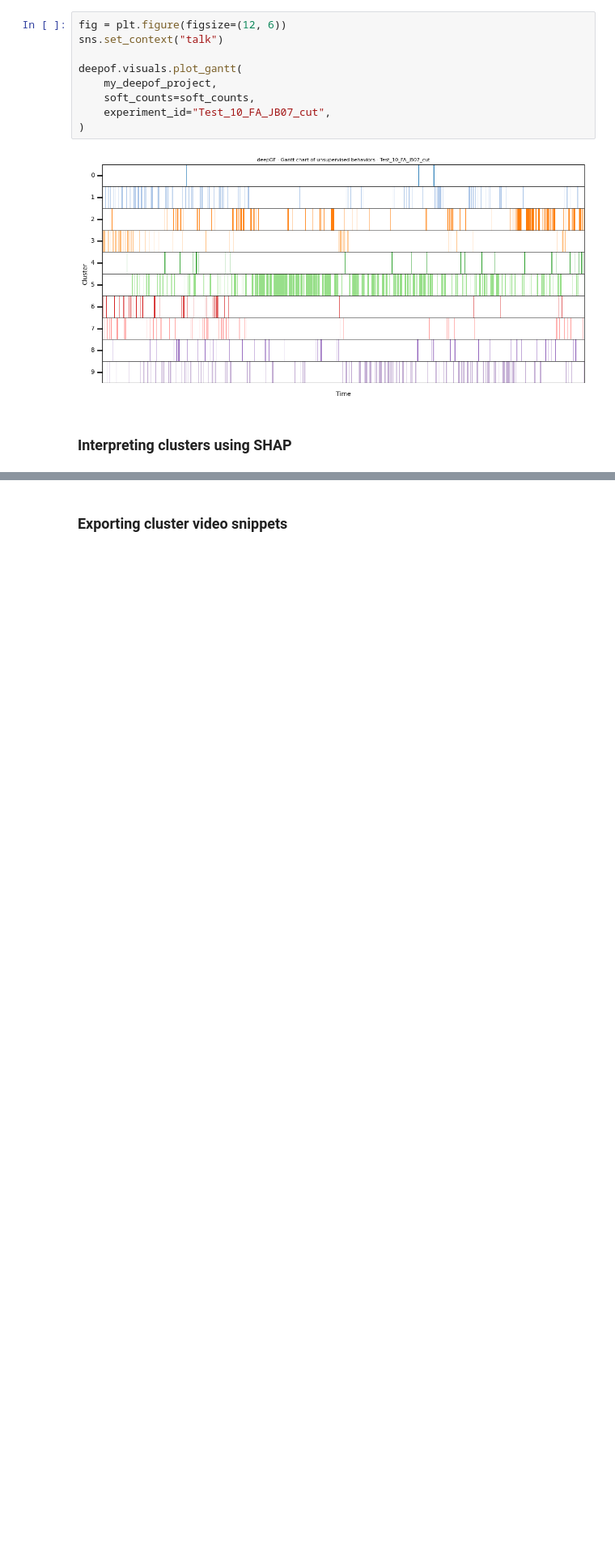
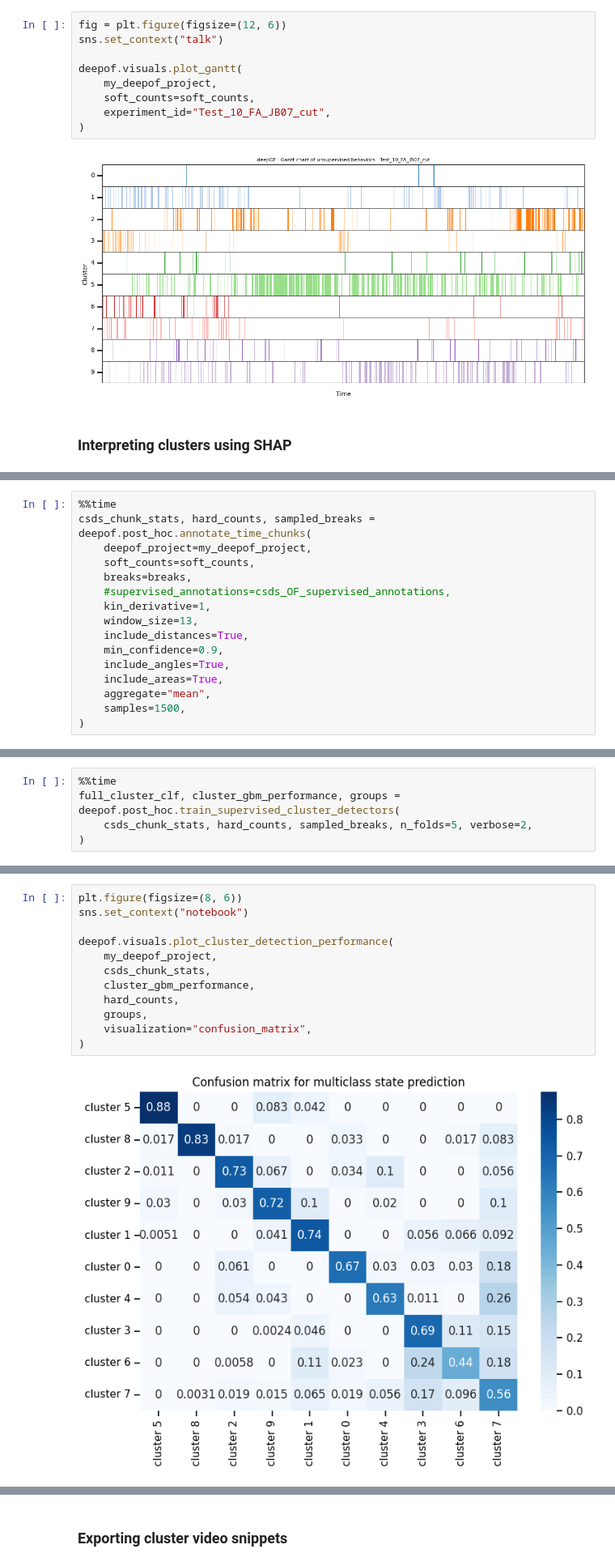
Before and after one commit to mlfpm/deepof, a Jupyter notebook: docs/source/tutorial_notebooks/deepof_unsupervised_tutorial.ipynb, the cells around one changed output, grey strips where cells are left out. Shown at 81% size. Cells and saved outputs as stored; diff of their text form; blank space fills up the shorter version.

```diff
--- a/docs/source/tutorial_notebooks/deepof_unsupervised_tutorial.ipynb
+++ b/docs/source/tutorial_notebooks/deepof_unsupervised_tutorial.ipynb
@@ -445,0 +400,16 @@ def plot_shap_swarm_per_cluster(
+# %%
+%%time
+csds_chunk_stats, hard_counts, sampled_breaks = deepof.post_hoc.annotate_time_chunks(
+    deepof_project=my_deepof_project,
+    soft_counts=soft_counts,
+    breaks=breaks,
+    #supervised_annotations=csds_OF_supervised_annotations,
+    kin_derivative=1,
+    window_size=13,
+    include_distances=True,
+    min_confidence=0.9,
+    include_angles=True,
+    include_areas=True,
+    aggregate="mean",
+    samples=1500,
+)
@@ -445,0 +419,5 @@ def plot_shap_swarm_per_cluster(
+# %%
+%%time
+full_cluster_clf, cluster_gbm_performance, groups = deepof.post_hoc.train_supervised_cluster_detectors(
+    csds_chunk_stats, hard_counts, sampled_breaks, n_folds=5, verbose=2,
+)
@@ -445,0 +432,14 @@ def plot_shap_swarm_per_cluster(
+# %%
+plt.figure(figsize=(8, 6))
+sns.set_context("notebook")
+
+deepof.visuals.plot_cluster_detection_performance(
+    my_deepof_project,
+    csds_chunk_stats,
+    cluster_gbm_performance,
+    hard_counts,
+    groups,
+    visualization="confusion_matrix",
+)
+# %% [output]
+[figure, added]
```
Also changed, not shown: parts of 39 cells of this notebook, 2 other files.
